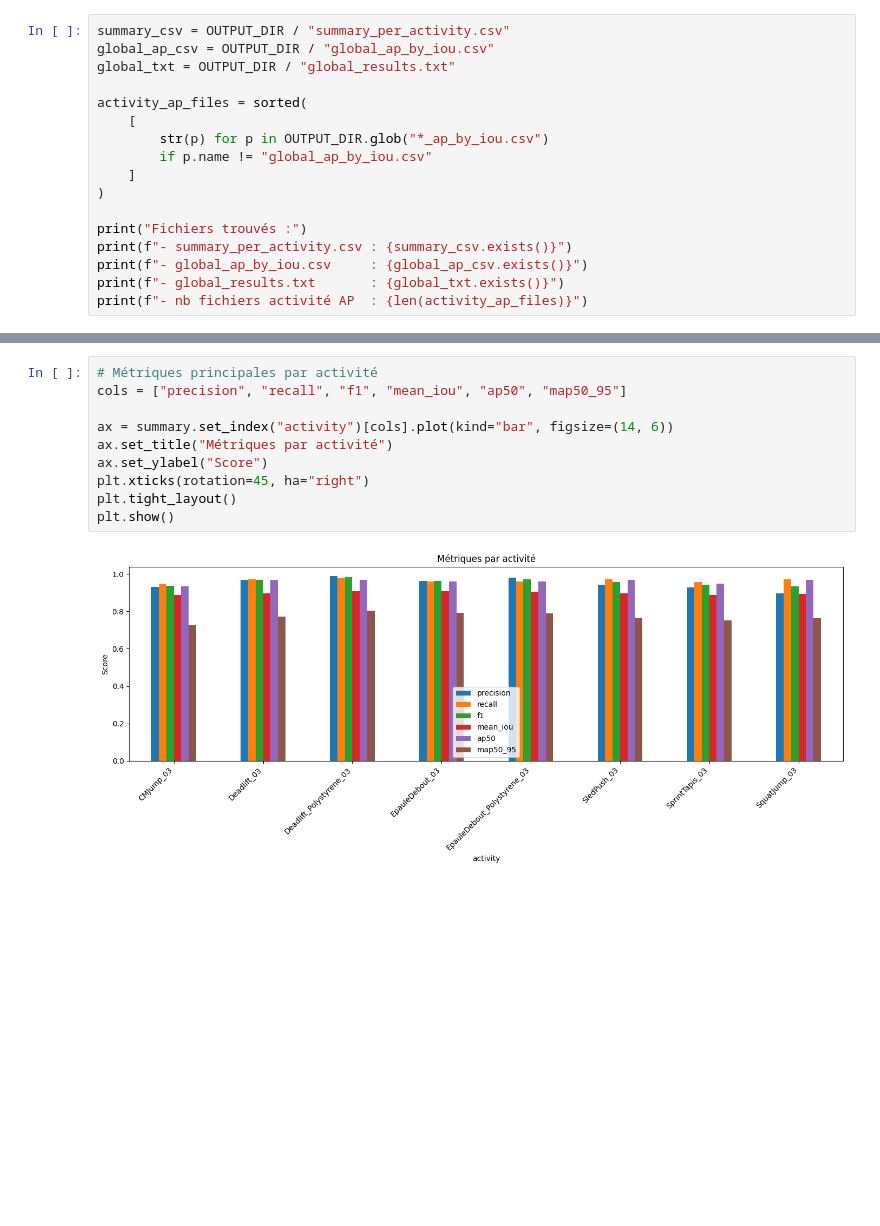
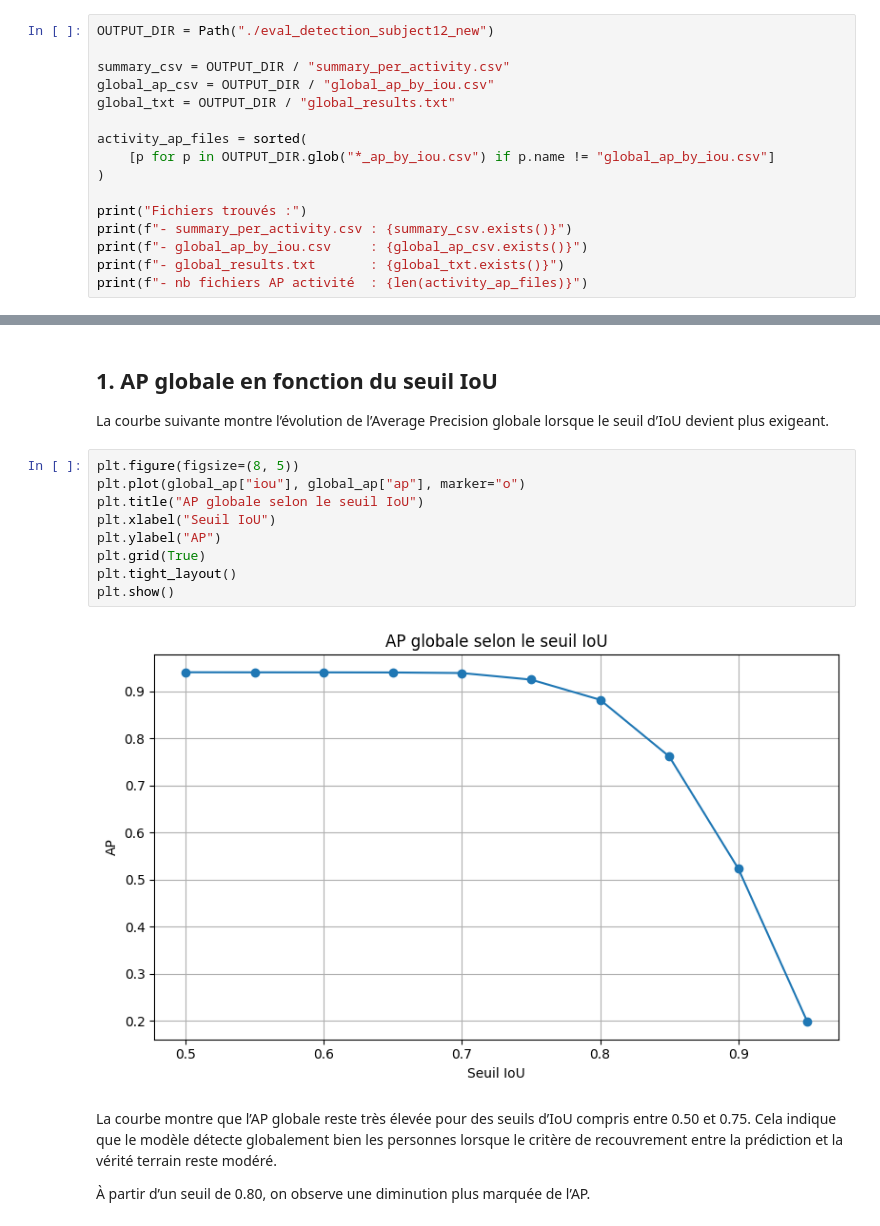
Before and after one commit to ZakariaAllouche1/MVPMPose, a Jupyter notebook: eval_detection.ipynb, the cells around one changed output, grey strips where cells are left out. Cells and saved outputs as stored; diff of their text form; blank space fills up the shorter version.

```diff
--- a/eval_detection.ipynb
+++ b/eval_detection.ipynb
@@ -8,20 +7,19 @@ OUTPUT_DIR = Path("./eval_detection_subject06")
 # %%
+OUTPUT_DIR = Path("./eval_detection_subject12_new")
+
 summary_csv = OUTPUT_DIR / "summary_per_activity.csv"
 global_ap_csv = OUTPUT_DIR / "global_ap_by_iou.csv"
 global_txt = OUTPUT_DIR / "global_results.txt"
 
 activity_ap_files = sorted(
-    [
-        str(p) for p in OUTPUT_DIR.glob("*_ap_by_iou.csv")
-        if p.name != "global_ap_by_iou.csv"
-    ]
+    [p for p in OUTPUT_DIR.glob("*_ap_by_iou.csv") if p.name != "global_ap_by_iou.csv"]
 )
 
 print("Fichiers trouvés :")
 print(f"- summary_per_activity.csv : {summary_csv.exists()}")
 print(f"- global_ap_by_iou.csv     : {global_ap_csv.exists()}")
 print(f"- global_results.txt       : {global_txt.exists()}")
-print(f"- nb fichiers activité AP  : {len(activity_ap_files)}")
+print(f"- nb fichiers AP activité  : {len(activity_ap_files)}")
 # %% [output]
 Fichiers trouvés :
 - summary_per_activity.csv : True
@@ -74,12 +77,19 @@ else:
+# %% [markdown]
+## 1. AP globale en fonction du seuil IoU
+
+La courbe suivante montre l’évolution de l’Average Precision globale lorsque le seuil d’IoU devient plus exigeant.
 # %%
-# Métriques principales par activité
-cols = ["precision", "recall", "f1", "mean_iou", "ap50", "map50_95"]
-
-ax = summary.set_index("activity")[cols].plot(kind="bar", figsize=(14, 6))
-ax.set_title("Métriques par activité")
-ax.set_ylabel("Score")
-plt.xticks(rotation=45, ha="right")
+plt.figure(figsize=(8, 5))
+plt.plot(global_ap["iou"], global_ap["ap"], marker="o")
+plt.title("AP globale selon le seuil IoU")
+plt.xlabel("Seuil IoU")
+plt.ylabel("AP")
+plt.grid(True)
 plt.tight_layout()
 plt.show()
 # %% [output]
-[figure, old version]
+[figure, new version]
+# %% [markdown]
+La courbe montre que l’AP globale reste très élevée pour des seuils d’IoU compris entre 0.50 et 0.75. Cela indique que le modèle détecte globalement bien les personnes lorsque le critère de recouvrement entre la prédiction et la vérité terrain reste modéré.
+
+À partir d’un seuil de 0.80, on observe une diminution plus marquée de l’AP.
```
Also changed, not shown: parts of 33 cells of this notebook.
